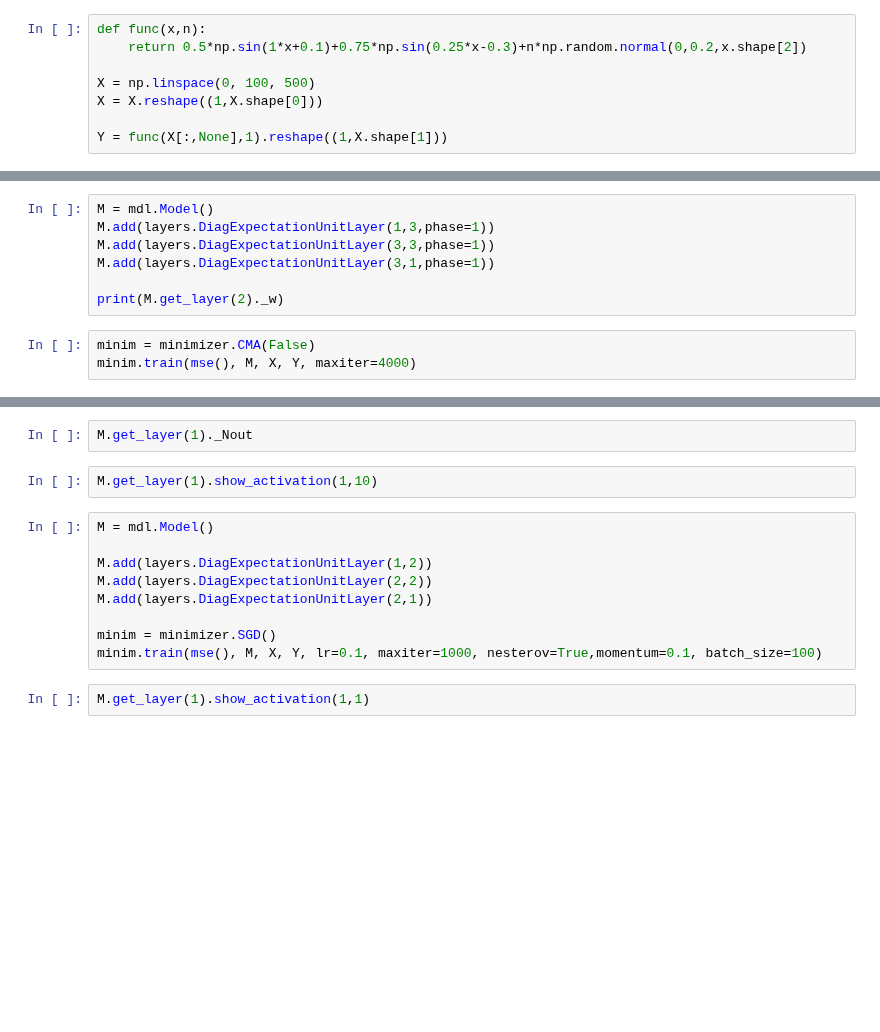
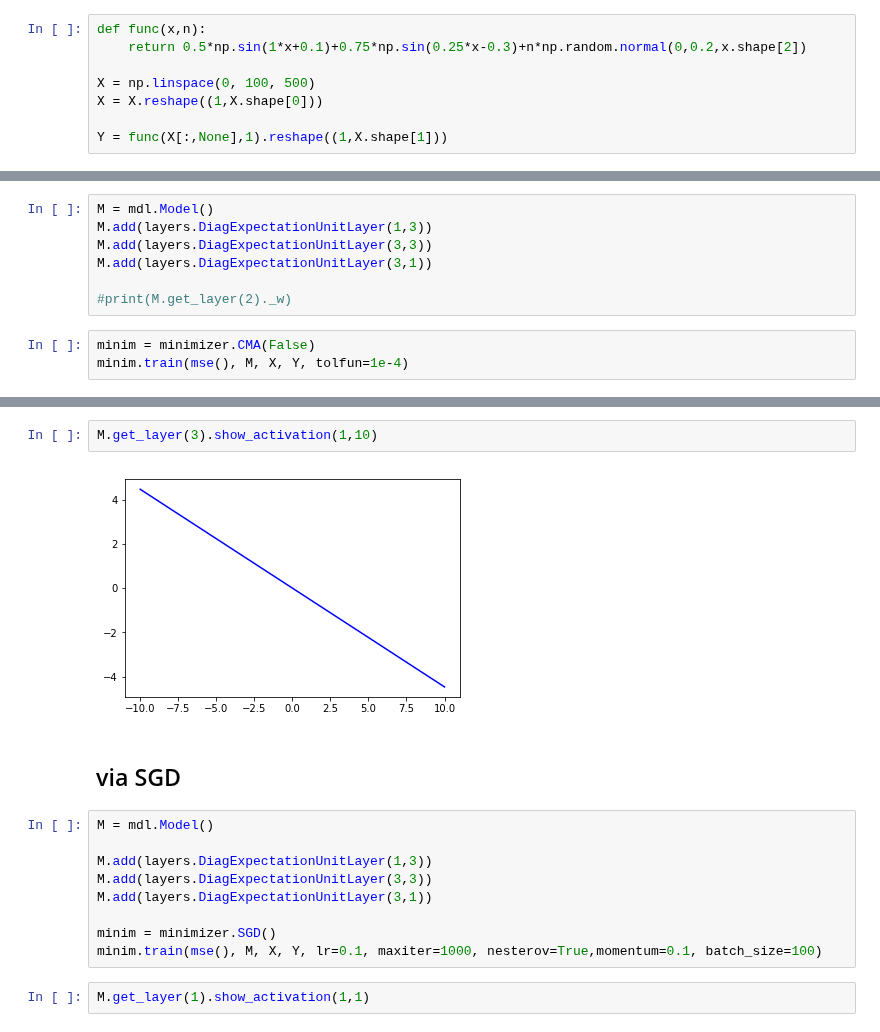
Before and after one commit to RiemannAI/theta, a Jupyter notebook: examples/ExpectationModel_tests.ipynb, the cells around one changed output, grey strips where cells are left out. Drawn from its saved outputs; the diff is of its cells as text; blank space fills up the shorter version.

```diff
--- a/examples/ExpectationModel_tests.ipynb
+++ b/examples/ExpectationModel_tests.ipynb
@@ -39,10 +40,10 @@ plt.plot(X.flatten(), Y.flatten(),"ob-")
 # %%
 M = mdl.Model()
-M.add(layers.DiagExpectationUnitLayer(1,3,phase=1))
-M.add(layers.DiagExpectationUnitLayer(3,3,phase=1))
-M.add(layers.DiagExpectationUnitLayer(3,1,phase=1))
+M.add(layers.DiagExpectationUnitLayer(1,3))
+M.add(layers.DiagExpectationUnitLayer(3,3))
+M.add(layers.DiagExpectationUnitLayer(3,1))
 
-print(M.get_layer(2)._w)
+#print(M.get_layer(2)._w)
 # %%
 minim = minimizer.CMA(False)
-minim.train(mse(), M, X, Y, maxiter=4000)
+minim.train(mse(), M, X, Y, tolfun=1e-4)
@@ -56,13 +85,15 @@ plt.legend()
 # %%
-M.get_layer(1)._Nout
+M.get_layer(3).show_activation(1,10)
+# %% [output]
+[figure, added]
-# %%
-M.get_layer(1).show_activation(1,10)
+# %% [markdown]
+## via SGD
 # %%
 M = mdl.Model()
 
-M.add(layers.DiagExpectationUnitLayer(1,2))
-M.add(layers.DiagExpectationUnitLayer(2,2))
-M.add(layers.DiagExpectationUnitLayer(2,1))
+M.add(layers.DiagExpectationUnitLayer(1,3))
+M.add(layers.DiagExpectationUnitLayer(3,3))
+M.add(layers.DiagExpectationUnitLayer(3,1))
 
 minim = minimizer.SGD()
 minim.train(mse(), M, X, Y, lr=0.1, maxiter=1000, nesterov=True,momentum=0.1, batch_size=100)
```
Also changed, not shown: parts of 10 cells of this notebook, 5 other files.
